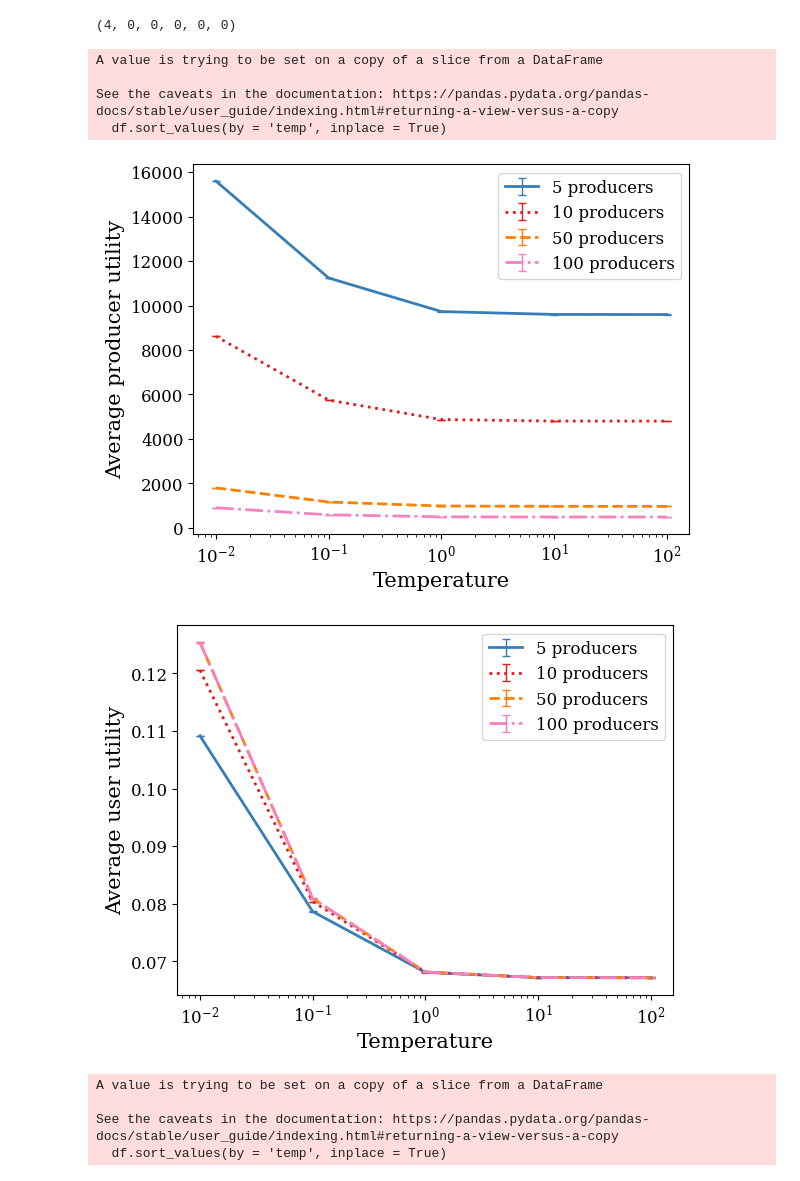
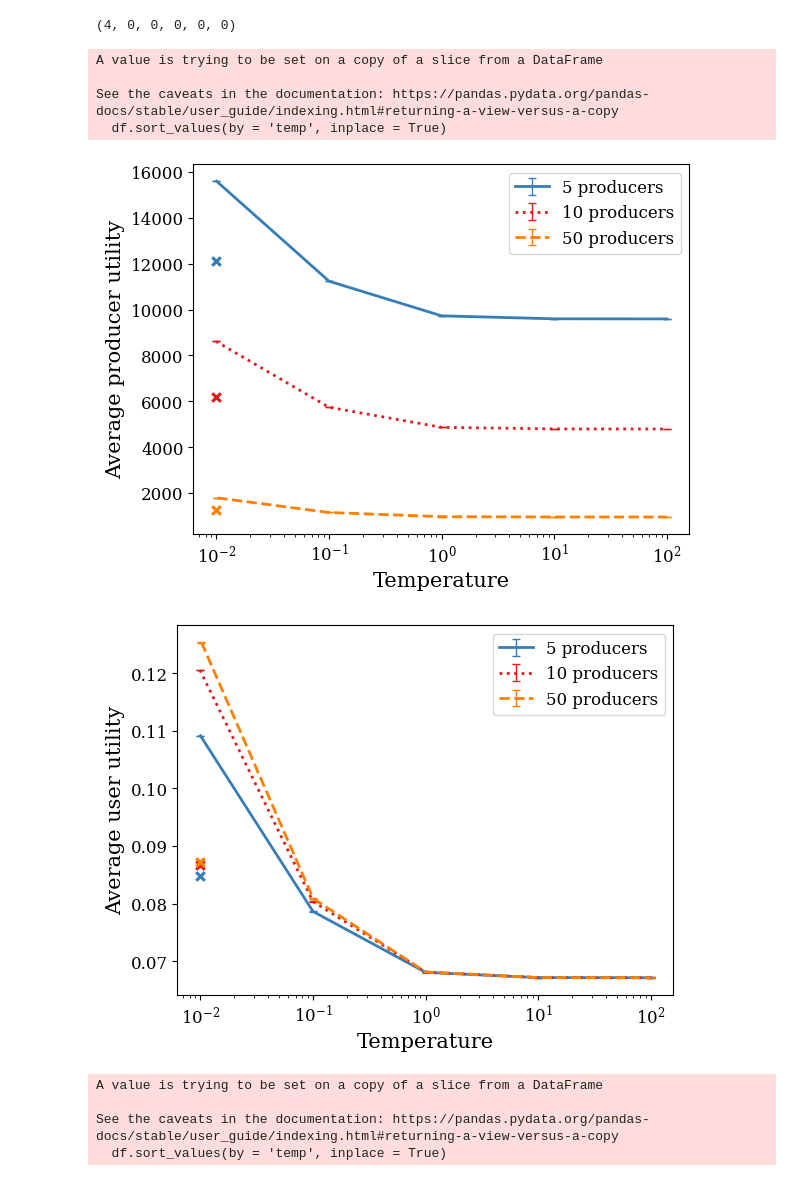
Before and after one commit to krishnacharya/recsys_eq, a Jupyter notebook: notebooks/utilities-tempvar-nprodcurvesndimcurves-nrips.ipynb, the cells around one changed output. Cells and saved outputs as stored; diff of their text form; code cells hidden in the pictures.

Commit message:
adds cross mark for linear serving utility

```diff
--- a/notebooks/utilities-tempvar-nprodcurvesndimcurves-nrips.ipynb
+++ b/notebooks/utilities-tempvar-nprodcurvesndimcurves-nrips.ipynb
@@ -23,3 +23,5 @@ plt.rcParams.update({
 })
 # %%
 utils = ['avg_prod_util', 'avg_user_util']
+# %%
+nprodlist = [5,10,50]
@@ -46,14 +67,14 @@ dict_df[1] = df_1
 dict_df[0.1] = df_01
 dict_df[0.01] = df_001
 # %%
-plot_utils_tempvar_prodcurves__errbar(dict_df, [5,10,50,100], '../plots/util-temps-nprodcurves/amznmusic_')
+plot_utils_tempvar_prodcurves__errbar(dict_df, df_linear, nprodlist, '../plots/util-temps-nprodcurves/amznmusic_')
 # %% [output]
 A value is trying to be set on a copy of a slice from a DataFrame
 
 See the caveats in the documentation: https://pandas.pydata.org/pandas-docs/stable/user_guide/indexing.html#returning-a-view-versus-a-copy
   df.sort_values(by = 'temp', inplace = True)
-[figure, old version]
+[figure, new version]
-[figure, old version]
+[figure, new version]
 # %%
 plot_utils_tempvar_dimcurves__errbar(dict_df, '../plots/util-temps-ndimcurves/amznmusic_')
 # %% [output]
```
Also changed, not shown: parts of 6 cells of this notebook, 23 other files.
